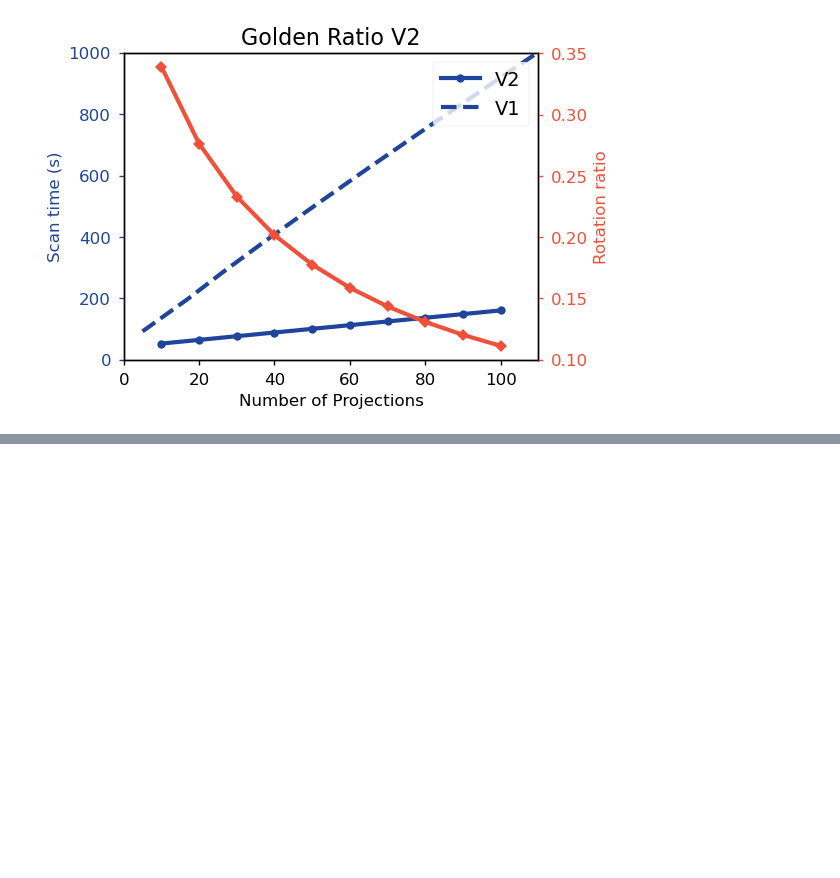
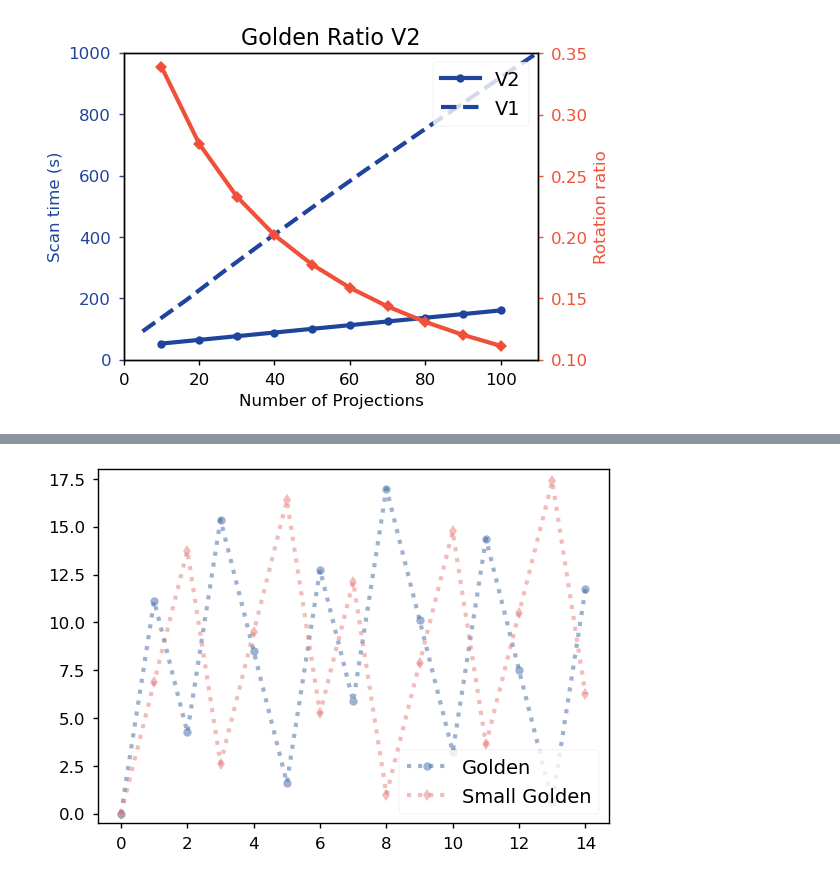
Before and after one commit to RubenDragland/4D_CT, a Jupyter notebook: Golden Angle Analysis/optimisation.ipynb, the cells around one changed output, grey strips where cells are left out. Cells and saved outputs as stored; diff of their text form; code cells hidden in the pictures; blank space fills up the shorter version.

```diff
--- a/Golden Angle Analysis/optimisation.ipynb
+++ b/Golden Angle Analysis/optimisation.ipynb
@@ -458,0 +489,9 @@ ax.legend(loc = "upper right")
+# %%
+
+plt.plot(samples, golden_increment(samples), ":o", label="Golden", alpha=0.5)
+plt.plot(samples, other_increment(samples), ":d", label="Small Golden", alpha=0.5)
+plt.legend()
+plt.ylim(-0.5,increment)
+plt.show()
+# %% [output]
+[figure, added]
```
Also changed, not shown: parts of 4 cells of this notebook, 11 other files.
